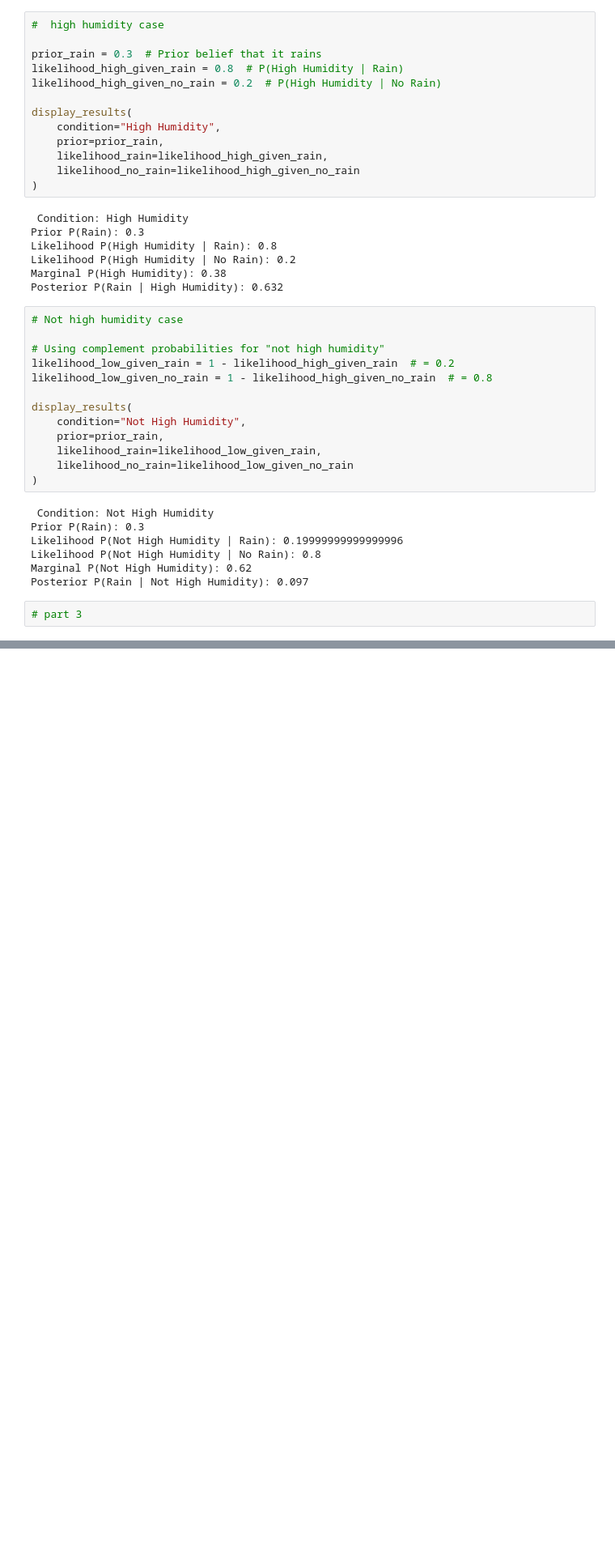
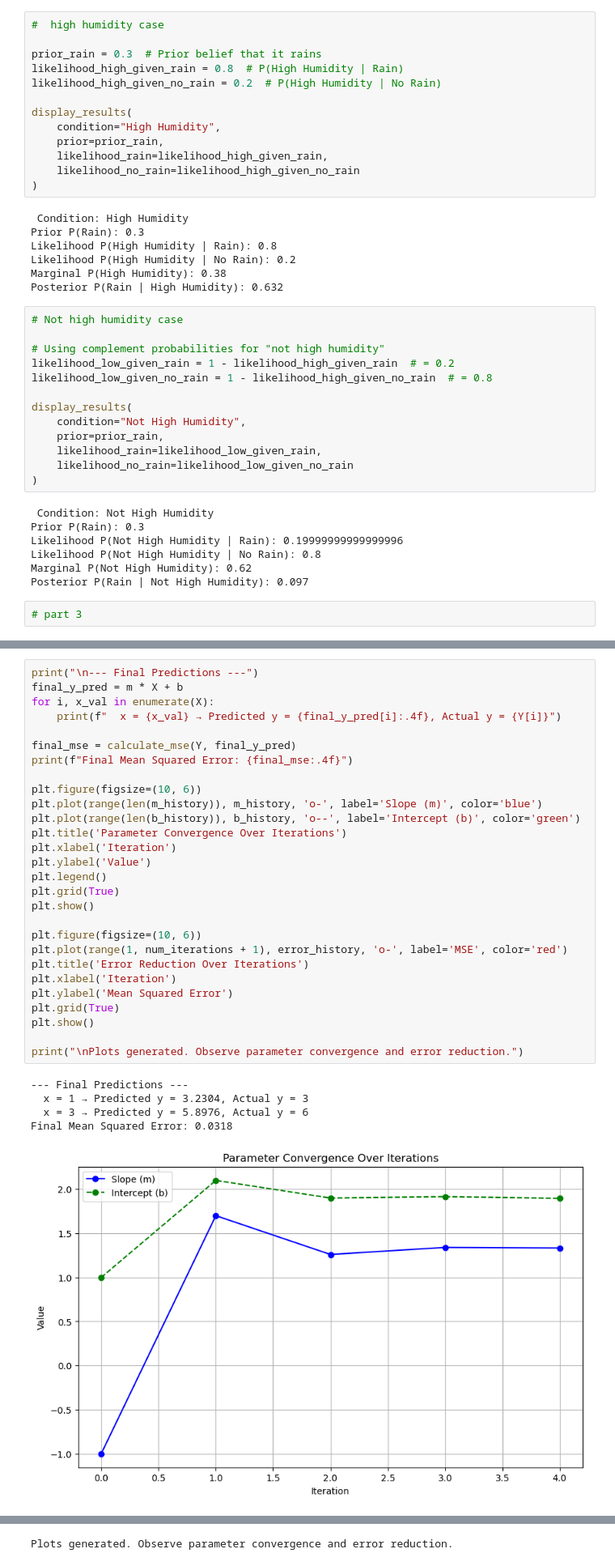
Before and after one commit to Ganzadidier/Formative3_Probability, a Jupyter notebook: Formative3.ipynb, the cells around one changed output, grey strips where cells are left out. Shown at 81% size. Cells and saved outputs as stored; diff of their text form; blank space fills up the shorter version.

```diff
--- a/Formative3.ipynb
+++ b/Formative3.ipynb
@@ -81,0 +204,34 @@ Posterior P(Rain | Not High Humidity): 0.097
+# %%
+print("\n--- Final Predictions ---")
+final_y_pred = m * X + b
+for i, x_val in enumerate(X):
+    print(f"  x = {x_val} → Predicted y = {final_y_pred[i]:.4f}, Actual y = {Y[i]}")
+
+final_mse = calculate_mse(Y, final_y_pred)
+print(f"Final Mean Squared Error: {final_mse:.4f}")
+
+plt.figure(figsize=(10, 6))
+plt.plot(range(len(m_history)), m_history, 'o-', label='Slope (m)', color='blue')
+plt.plot(range(len(b_history)), b_history, 'o--', label='Intercept (b)', color='green')
+plt.title('Parameter Convergence Over Iterations')
+plt.xlabel('Iteration')
+plt.ylabel('Value')
+plt.legend()
+plt.grid(True)
+plt.show()
+
+plt.figure(figsize=(10, 6))
+plt.plot(range(1, num_iterations + 1), error_history, 'o-', label='MSE', color='red')
+plt.title('Error Reduction Over Iterations')
+plt.xlabel('Iteration')
+plt.ylabel('Mean Squared Error')
+plt.grid(True)
+plt.show()
+
+print("\nPlots generated. Observe parameter convergence and error reduction.")
+# %% [output]
+--- Final Predictions ---
+  x = 1 → Predicted y = 3.2304, Actual y = 3
+  x = 3 → Predicted y = 5.8976, Actual y = 6
+Final Mean Squared Error: 0.0318
+[figure, added]
@@ -81,0 +239 @@ Posterior P(Rain | Not High Humidity): 0.097
+Plots generated. Observe parameter convergence and error reduction.
```
Also changed, not shown: parts of 4 cells of this notebook.
